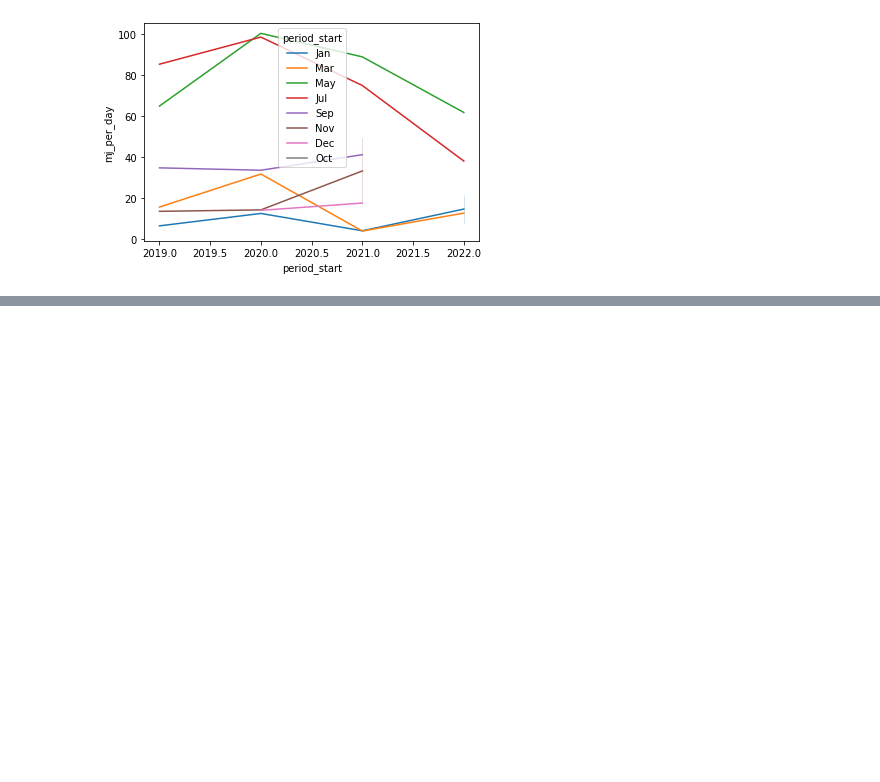
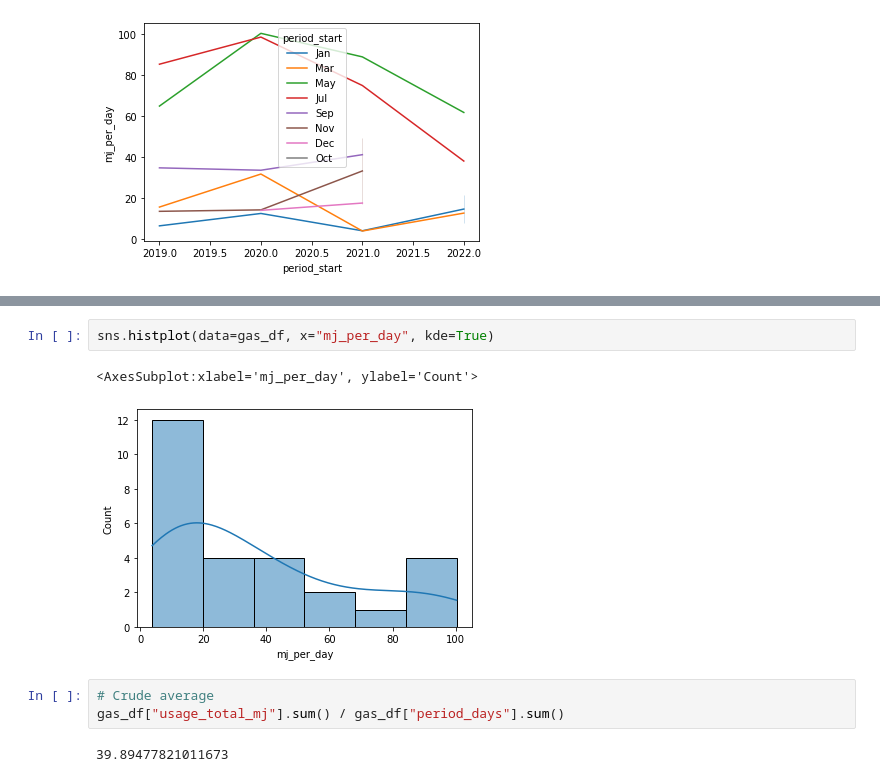
Before and after one commit to koobot/bill_analysis, a Jupyter notebook: gas_analysis.ipynb, the cells around one changed output, grey strips where cells are left out. Saved outputs shown, nothing was run; the diff lists cells and outputs as text; blank space fills up the shorter version.

```diff
--- a/gas_analysis.ipynb
+++ b/gas_analysis.ipynb
@@ -169,0 +184,10 @@ sns.lineplot(data=gas_df,
+# %%
+sns.histplot(data=gas_df, x="mj_per_day", kde=True)
+# %% [output]
+<AxesSubplot:xlabel='mj_per_day', ylabel='Count'>
+[figure, added]
+# %%
+# Crude average
+gas_df["usage_total_mj"].sum() / gas_df["period_days"].sum()
+# %% [output]
+39.89477821011673
```
Also changed, not shown: parts of 5 cells of this notebook.
